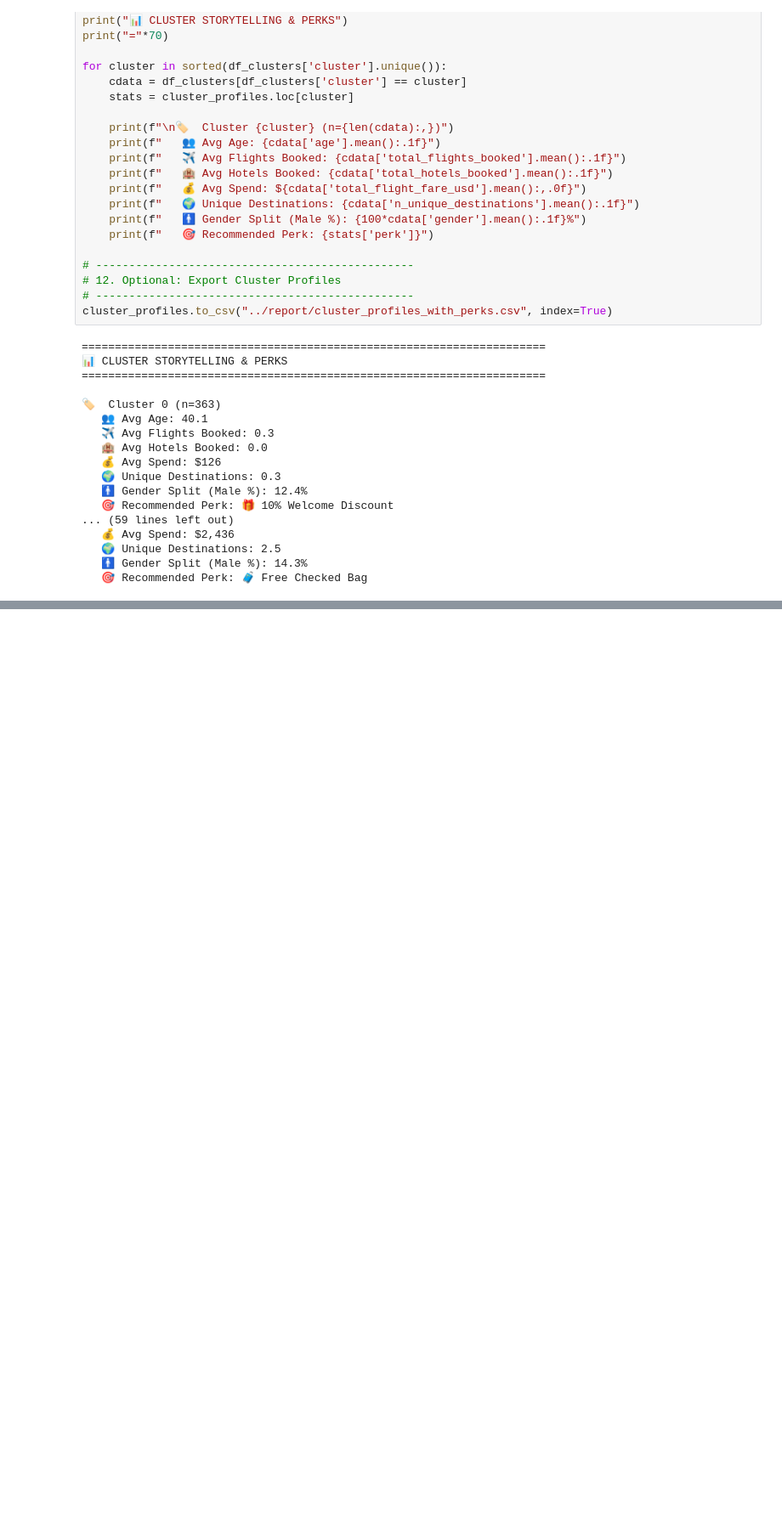
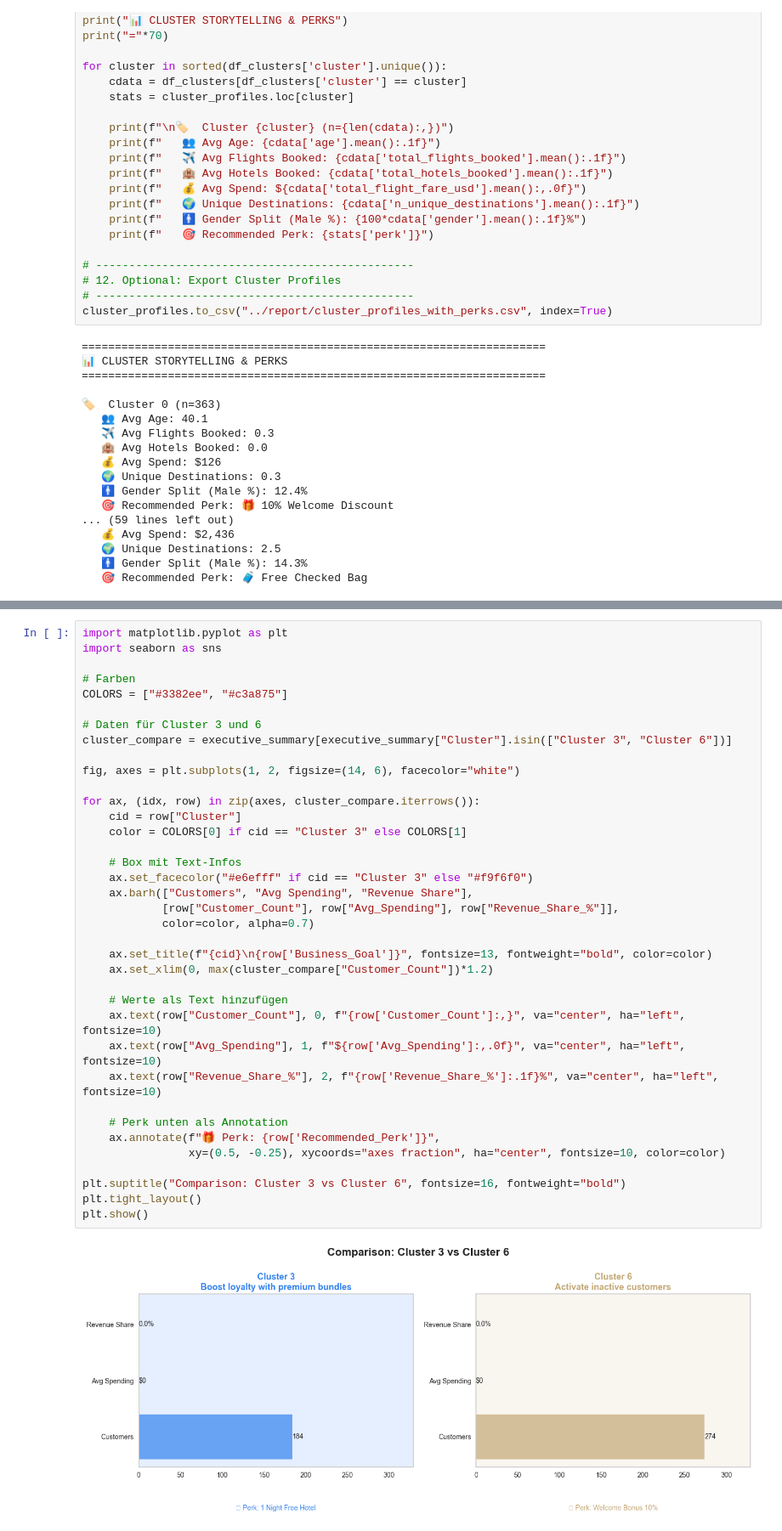
Before and after one commit to 42kiko/traveltide, a Jupyter notebook: notebooks/clustering.ipynb, the cells around one changed output, grey strips where cells are left out. Shown at 85% size. Saved outputs shown, nothing was run; the diff lists cells and outputs as text; blank space fills up the shorter version.

```diff
--- a/notebooks/clustering.ipynb
+++ b/notebooks/clustering.ipynb
@@ -1264,0 +1270,39 @@ ValueError: 'c' argument has 4 elements, which is inconsistent with 'x' and 'y'
+# %%
+import matplotlib.pyplot as plt
+import seaborn as sns
+
+# Farben
+COLORS = ["#3382ee", "#c3a875"]
+
+# Daten für Cluster 3 und 6
+cluster_compare = executive_summary[executive_summary["Cluster"].isin(["Cluster 3", "Cluster 6"])]
+
+fig, axes = plt.subplots(1, 2, figsize=(14, 6), facecolor="white")
+
+for ax, (idx, row) in zip(axes, cluster_compare.iterrows()):
+    cid = row["Cluster"]
+    color = COLORS[0] if cid == "Cluster 3" else COLORS[1]
+
+    # Box mit Text-Infos
+    ax.set_facecolor("#e6efff" if cid == "Cluster 3" else "#f9f6f0")
+    ax.barh(["Customers", "Avg Spending", "Revenue Share"],
+            [row["Customer_Count"], row["Avg_Spending"], row["Revenue_Share_%"]],
+            color=color, alpha=0.7)
+
+    ax.set_title(f"{cid}\n{row['Business_Goal']}", fontsize=13, fontweight="bold", color=color)
+    ax.set_xlim(0, max(cluster_compare["Customer_Count"])*1.2)
+
+    # Werte als Text hinzufügen
+    ax.text(row["Customer_Count"], 0, f"{row['Customer_Count']:,}", va="center", ha="left", fontsize=10)
+    ax.text(row["Avg_Spending"], 1, f"${row['Avg_Spending']:,.0f}", va="center", ha="left", fontsize=10)
+    ax.text(row["Revenue_Share_%"], 2, f"{row['Revenue_Share_%']:.1f}%", va="center", ha="left", fontsize=10)
+
+    # Perk unten als Annotation
+    ax.annotate(f"🎁 Perk: {row['Recommended_Perk']}",
+                xy=(0.5, -0.25), xycoords="axes fraction", ha="center", fontsize=10, color=color)
+
+plt.suptitle("Comparison: Cluster 3 vs Cluster 6", fontsize=16, fontweight="bold")
+plt.tight_layout()
+plt.show()
+# %% [output]
+[figure, added]
```
Also changed, not shown: parts of 9 cells of this notebook, 12 other files.
